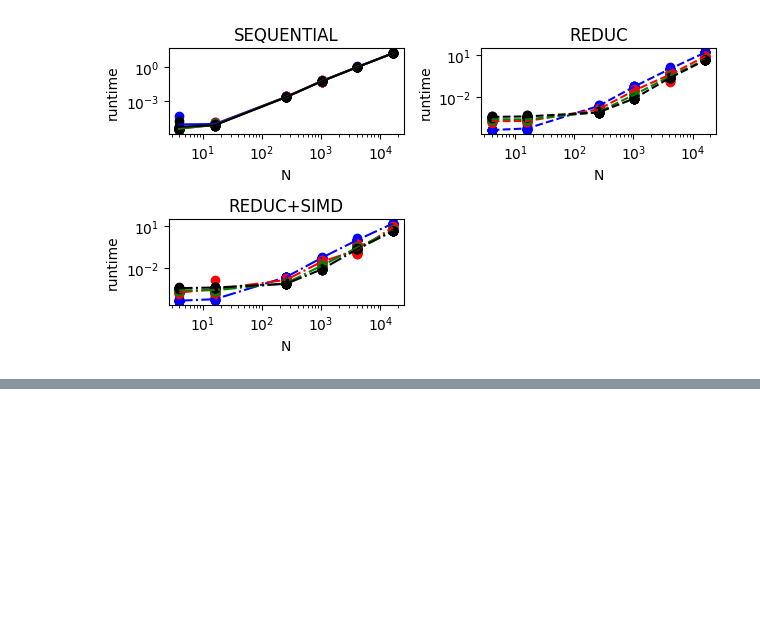
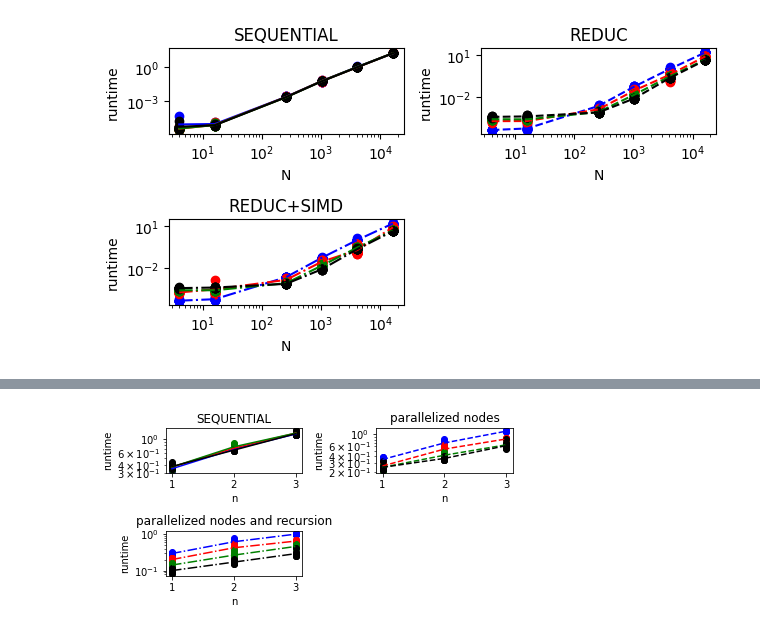
Before and after one commit to CyrilGomes/TP_OPENMP, a Jupyter notebook: src/openmp_tp.ipynb, the cells around one changed output, grey strips where cells are left out. Saved outputs shown, nothing was run; the diff lists cells and outputs as text; code cells hidden in the pictures; blank space fills up the shorter version.

```diff
--- a/src/openmp_tp.ipynb
+++ b/src/openmp_tp.ipynb
@@ -555,0 +751,45 @@ Finalement, de même que dans la partie 1 nous avons constater que la paralléli
+# %%
+
+fig = plt.figure()
+ax1 = plt.subplot(321)
+ax2 = plt.subplot(322)
+ax3 = plt.subplot(323)
+
+for n in df['nb_threads'].drop_duplicates():
+    df_plot = df[(df['nb_threads'] == int(n))]
+    df_plot = df_plot[df_plot['name'] == "3 sequential"]
+    mean_stats = df_plot.groupby(['nb_threads','name','n']).mean().reset_index()
+    ax1.plot(mean_stats['n'], mean_stats['runtime'],linestyle="solid", label=f'{n} sequential', color=color_thread[n])
+    ax1.set_yscale('log')
+    ax1.scatter(df_plot['n'], df_plot['runtime'], label=None, color = color_thread[n])
+    ax1.set_title("SEQUENTIAL")
+    ax1.set_xlabel("n")
+    ax1.set_ylabel("runtime")
+
+for n in df['nb_threads'].drop_duplicates():
+    df_plot = df[(df['nb_threads'] == int(n))]
+    df_plot = df_plot[df_plot['name'] == "3_1 parallelized nodes"]
+    mean_stats = df_plot.groupby(['nb_threads','name','n']).mean().reset_index()
+    ax2.plot(mean_stats['n'], mean_stats['runtime'],linestyle="dashed", label=f'{n} reduc', color = color_thread[n])
+    ax2.set_yscale('log')
+    ax2.scatter(df_plot['n'], df_plot['runtime'], label=None, color = color_thread[n])
+    ax2.set_title("parallelized nodes")
+    ax2.set_xlabel("n")
+    ax2.set_ylabel("runtime")
+
+for n in df['nb_threads'].drop_duplicates():
+    df_plot = df[(df['nb_threads'] == int(n))]
+    df_plot = df_plot[df_plot['name'] == "3_2 parallelized n r"]
+    mean_stats = df_plot.groupby(['nb_threads','name','n']).mean().reset_index()
+    ax3.plot(mean_stats['n'], mean_stats['runtime'],linestyle="dashdot", label=f'{n} reduc+simd', color = color_thread[n])
+    ax3.set_yscale('log')
+    ax3.scatter(df_plot['n'], df_plot['runtime'], label=None, color = color_thread[n])
+    ax3.set_title("parallelized nodes and recursion")
+    ax3.set_xlabel("n")
+    ax3.set_ylabel("runtime")
+
+
+plt.tight_layout()
+plt.show()
+# %% [output]
+[figure, added]
```
Also changed, not shown: parts of 16 cells of this notebook, 10 other files.
